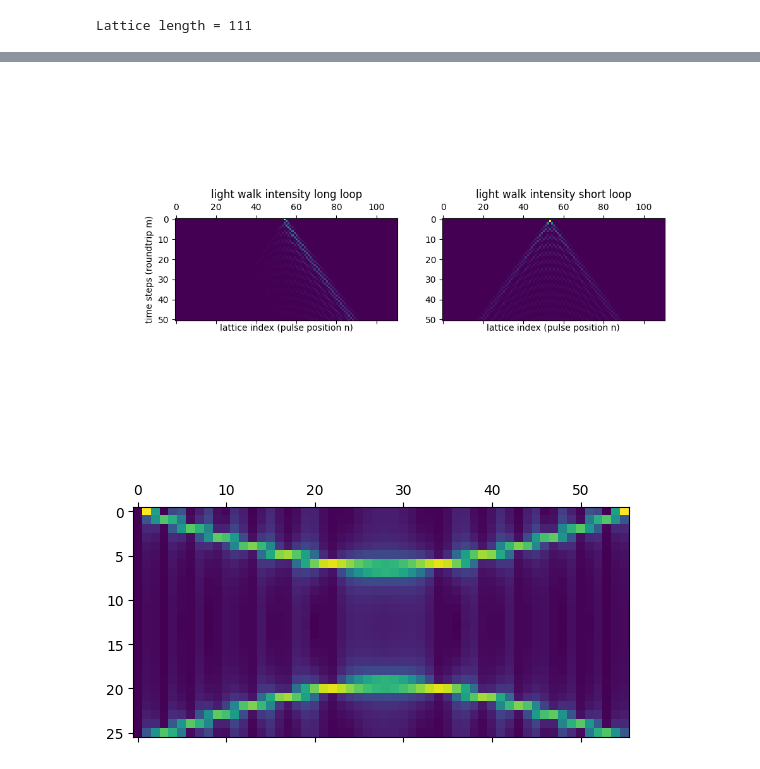
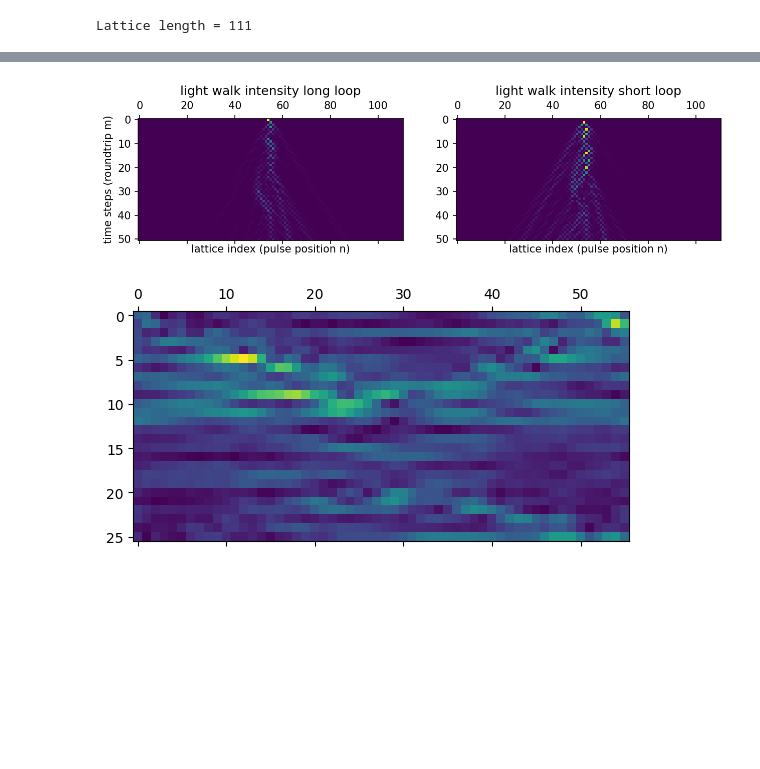
Before and after one commit to nlphotonics/light_walk_in_two_loops, a Jupyter notebook: two_loop_light_walk.ipynb, the cells around one changed output, grey strips where cells are left out. Cells and saved outputs as stored; diff of their text form; code cells hidden in the pictures; blank space fills up the shorter version.

```diff
--- a/two_loop_light_walk.ipynb
+++ b/two_loop_light_walk.ipynb
@@ -230,9 +249,7 @@ def coupler_nonlinear_potential_long(in_pulse_long, in_pulse_short,kappa):
 
 def coupler_nonlinear_potential_short(in_pulse_long, in_pulse_short,kappa):
     amp_linear = (1j*in_pulse_long + in_pulse_short)/np.sqrt(2)
-    out_pulse_short = amp_linear*np.exp(
-        1j*kappa*np.square(np.absolute(amp_linear))
-    )
+    out_pulse_short = amp_linear*np.exp(1j*kappa*(abs(amp_linear)**2))
     return out_pulse_short
 
 def coupler_SSH_long(in_pulse_long,in_pulse_short,m,beta_o,beta_e):
@@ -281,9 +298,11 @@ def get_lattice_length(Lattice):
 # define the lattice structure
 # lattice length should be odd number, count from 1 rather than 0
 Lattice = [
-    ["simple",111], # type, n
-    # ["nonlinear potential",111,6], # type, n, kappa=1.5 for 1km, 1W, SMF
-    # ["SSH",55,np.pi,np.pi] # type, n, beta_o, beta_e
+    # ["simple",111], # type, n
+    ["nonlinear potential",111,6], # type, n, kappa=1.5 for 1km, 1W, SMF
+    # ["SSH",55,0.25*np.pi,0.13*np.pi], # type, n, beta_o, beta_e
+    # ["interface",1],
+    # ["SSH",55,0.25*np.pi,0.35*np.pi]
     # ["simple",55],
     # ["interface",1],
     # ["simple",55]
@@ -339,21 +358,21 @@ Energy after 50 steps: 0.9999999999999907
 # %%
 # plot
 import matplotlib
 import matplotlib.pyplot as plt
-%matplotlib widget
+%matplotlib inline
 
-fig, ax = plt.subplots(1,2,figsize=(10,6))
+fig, ax = plt.subplots(1,2,figsize=(10,6),dpi=150)
 ax[0].matshow(np.square(np.absolute(evolution_long)))
 ax[0].set_title("light walk intensity long loop")
 ax[0].set_xlabel("lattice index (pulse position n)")
 ax[0].set_ylabel("time steps (roundtrip m)")
 ax[1].matshow(np.square(np.absolute(evolution_short)))
 ax[1].set_title("light walk intensity short loop")
 ax[1].set_xlabel("lattice index (pulse position n)")
 
 plt.show()
 # %% [output]
-[figure, old version]
+[figure, new version]
 # %%
 # FFT to show band structure when using point excitation
 # Perform 2D FFT
@@ -370,7 +389,7 @@ fig, ax = plt.subplots()
 ax.matshow(magnitude_spectrum)
 plt.show()
 # %% [output]
-[figure, old version]
+[figure, new version]
 # %%
 # save figure to current folder
 import os
```
Also changed, not shown: parts of 3 cells of this notebook.
